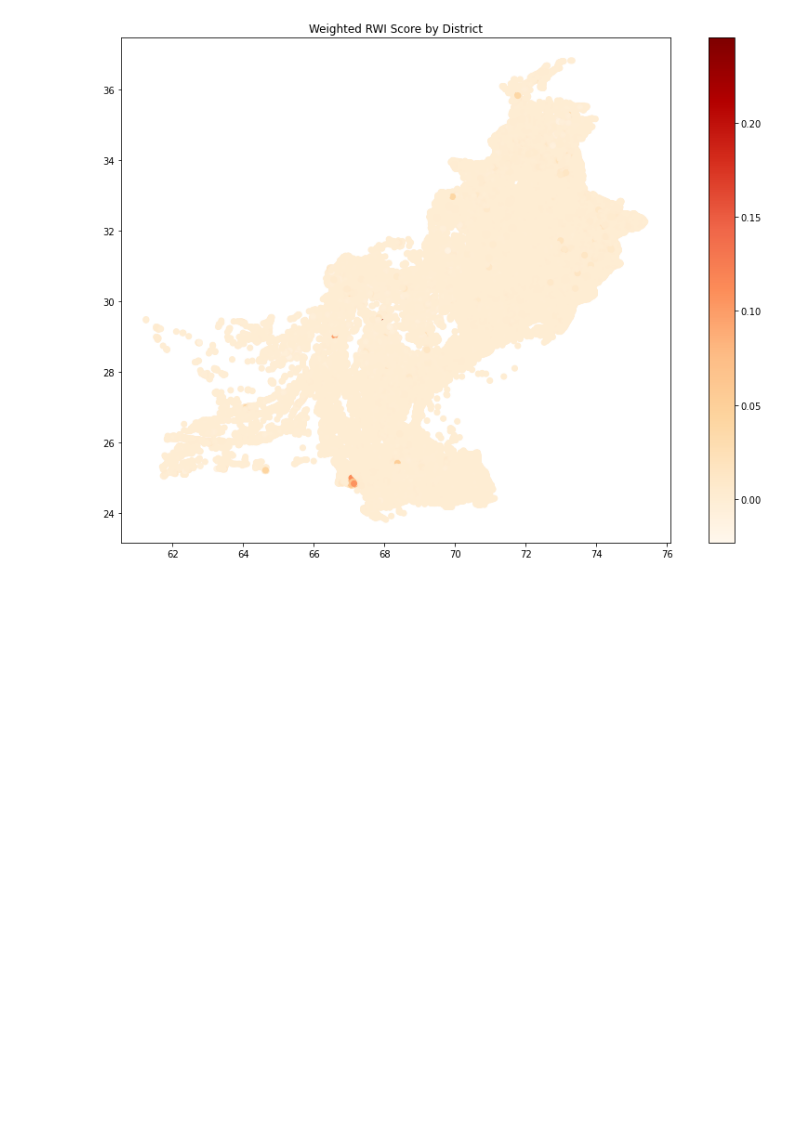
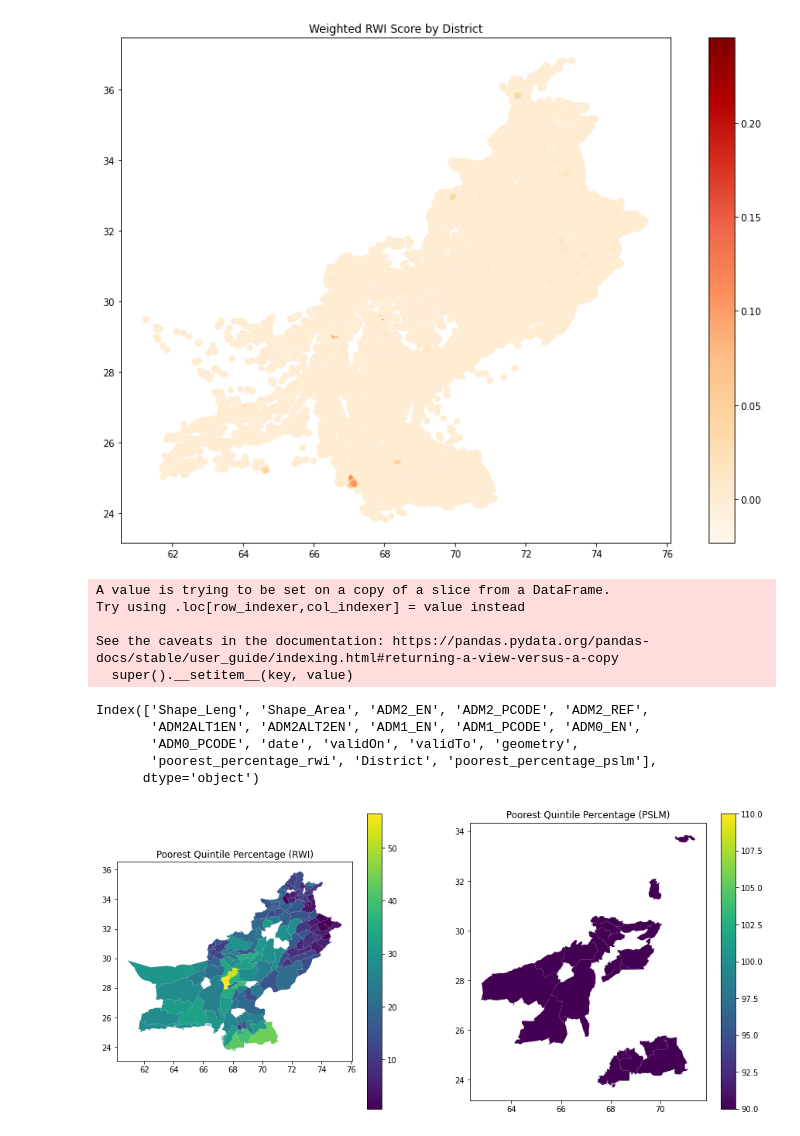
Before and after one commit to kismat91/Index-Based-Poverty-Estimation-in-Pakistan-, a Jupyter notebook: Task4_1.ipynb, the cells around one changed output. Drawn from its saved outputs; the diff is of its cells as text; code cells hidden in the pictures; blank space fills up the shorter version.

```diff
--- a/Task4_1.ipynb
+++ b/Task4_1.ipynb
@@ -928,3 +928,44 @@ plt.title('Weighted RWI Score by District')
 plt.show()
 # %% [output]
 [figure]
+# %%
+
+# Function to calculate the percentage of the poorest quintile in each regency
+def calculate_poorest_quintile_percentage(df, wealth_column, regency_column):
+    df['quintile'] = df[wealth_column].rank(pct=True) // 0.2 + 1
+    poorest_df = df[df['quintile'] == 1]
+    percentage_df = poorest_df.groupby(regency_column).size() / df.groupby(regency_column).size() * 100
+    return percentage_df.reset_index(name='poorest_percentage')
+
+# Calculate the poorest quintile percentage for both RWI and PSLM
+rwi_poorest_percentage = calculate_poorest_quintile_percentage(filtered_rwi_district_data, 'rwi', 'ADM2_EN')
+PSlm_poorest_percentage = calculate_poorest_quintile_percentage(pslm_district_wealth, 'Wealth_Index1', 'District')
+
+
+
+# Assuming districts is your GeoDataFrame with the shapefile data
+gdf = districts.merge(rwi_poorest_percentage, how='left', left_on='ADM2_EN', right_on='ADM2_EN')
+gdf = gdf.merge(PSlm_poorest_percentage, how='left', left_on='ADM2_EN', right_on='District', suffixes=('_rwi', '_pslm'))
+
+# Check if the columns exist
+print(gdf.columns)
+
+# Visualization
+fig, ax = plt.subplots(1, 2, figsize=(15, 7))
+gdf.plot(column='poorest_percentage_rwi', ax=ax[0], legend=True)
+ax[0].set_title('Poorest Quintile Percentage (RWI)')
+gdf.plot(column='poorest_percentage_pslm', ax=ax[1], legend=True)  # Changed from 'susenas' to 'pslm'
+ax[1].set_title('Poorest Quintile Percentage (PSLM)')
+plt.show()
+# %% [output]
+A value is trying to be set on a copy of a slice from a DataFrame.
+Try using .loc[row_indexer,col_indexer] = value instead
+
+See the caveats in the documentation: https://pandas.pydata.org/pandas-docs/stable/user_guide/indexing.html#returning-a-view-versus-a-copy
+  super().__setitem__(key, value)
+Index(['Shape_Leng', 'Shape_Area', 'ADM2_EN', 'ADM2_PCODE', 'ADM2_REF',
+       'ADM2ALT1EN', 'ADM2ALT2EN', 'ADM1_EN', 'ADM1_PCODE', 'ADM0_EN',
+       'ADM0_PCODE', 'date', 'validOn', 'validTo', 'geometry',
+       'poorest_percentage_rwi', 'District', 'poorest_percentage_pslm'],
+      dtype='object')
+[figure, added]
```
Also changed, not shown: parts of 3 cells of this notebook.
